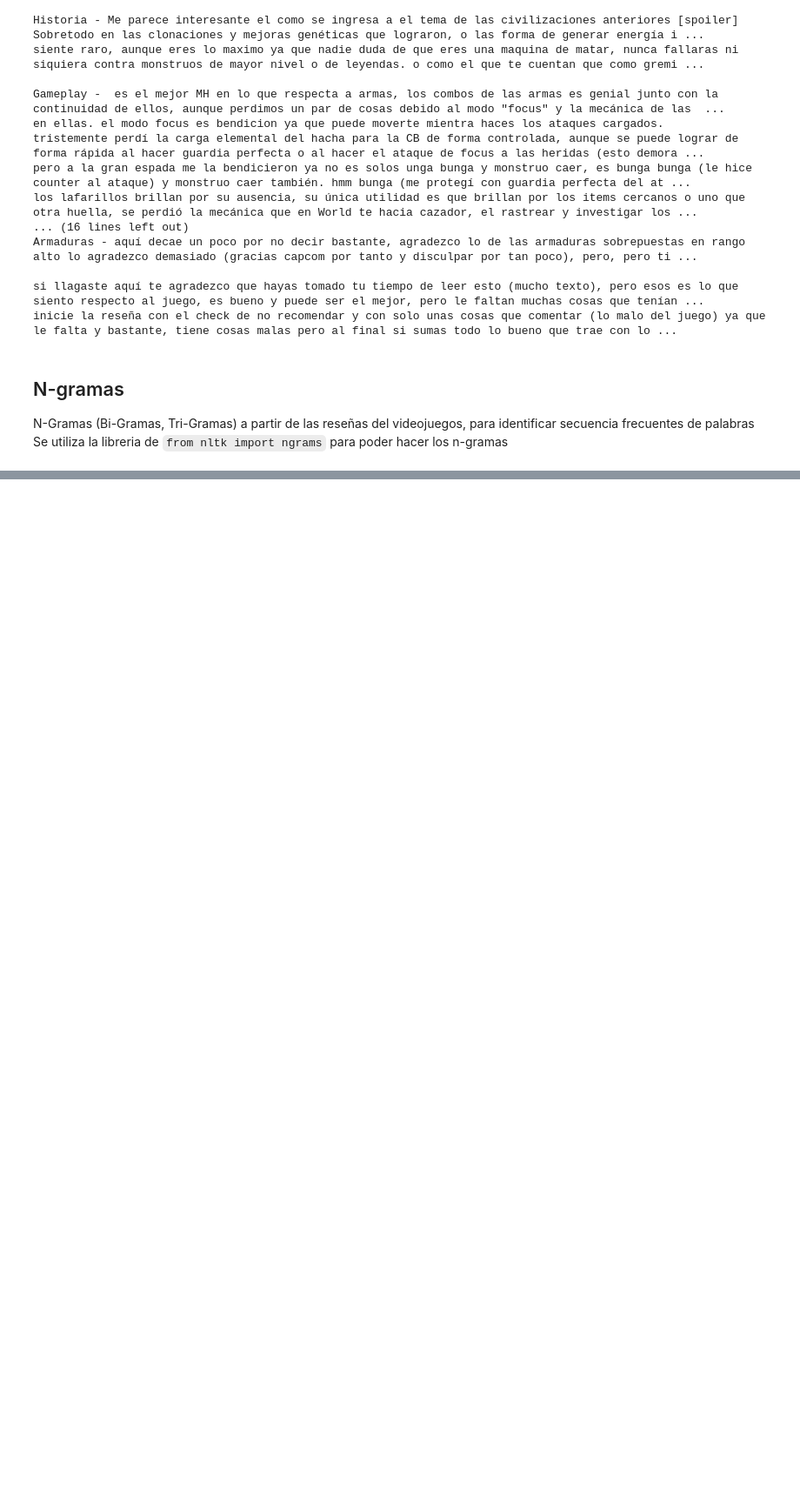
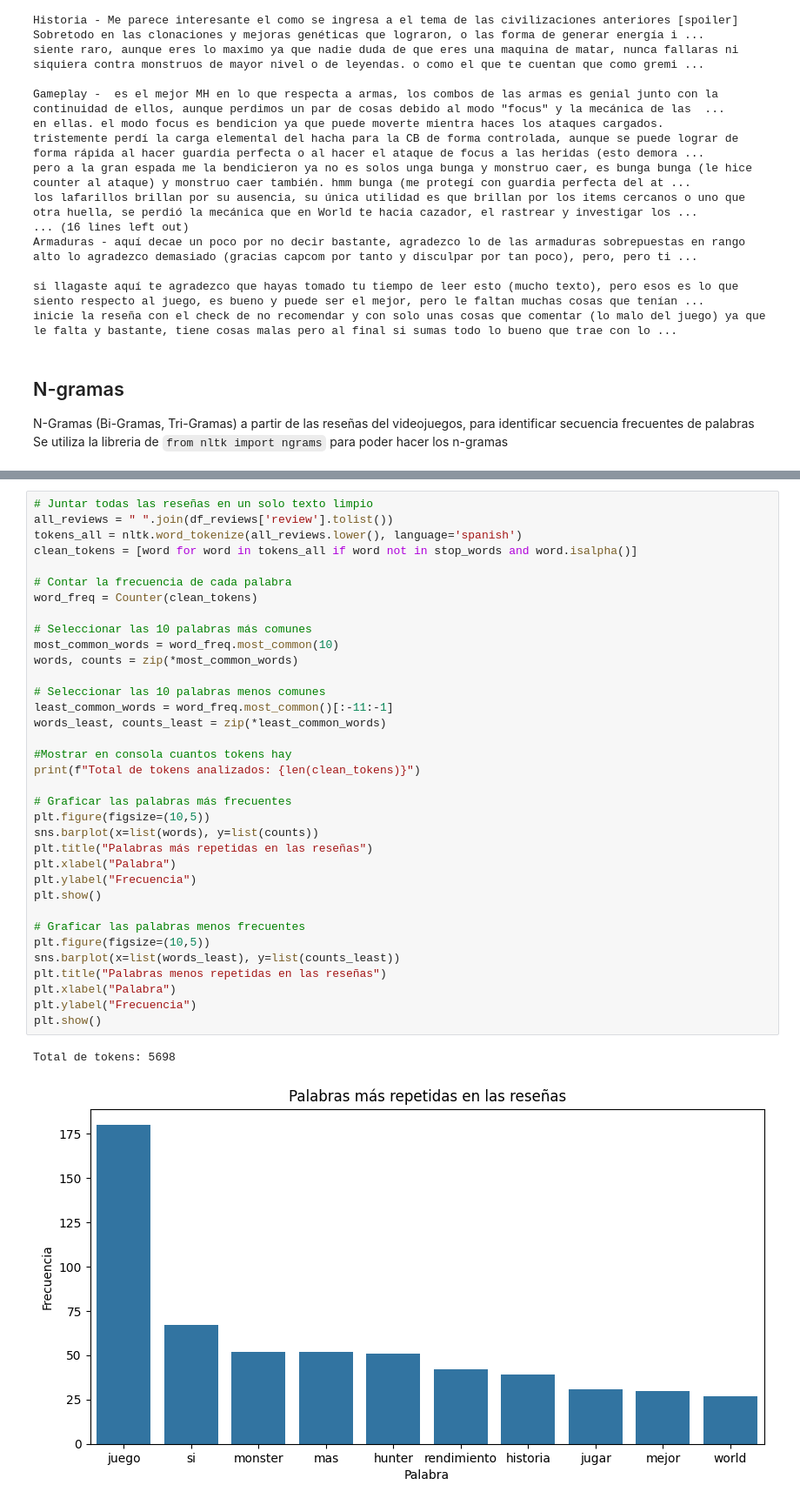
Before and after one commit to victortelles/Analisis_Sentimiento_ReviewsGames, a Jupyter notebook: Proyecto_Reviews.ipynb, the cells around one changed output, grey strips where cells are left out. Shown at 87% size. Drawn from its saved outputs; the diff is of its cells as text; blank space fills up the shorter version.

```diff
--- a/Proyecto_Reviews.ipynb
+++ b/Proyecto_Reviews.ipynb
@@ -195,0 +271,38 @@ Bi-gramas de la reseña aleatoria:
+# %%
+# Juntar todas las reseñas en un solo texto limpio
+all_reviews = " ".join(df_reviews['review'].tolist())
+tokens_all = nltk.word_tokenize(all_reviews.lower(), language='spanish')
+clean_tokens = [word for word in tokens_all if word not in stop_words and word.isalpha()]
+
+# Contar la frecuencia de cada palabra
+word_freq = Counter(clean_tokens)
+
+# Seleccionar las 10 palabras más comunes
+most_common_words = word_freq.most_common(10)
+words, counts = zip(*most_common_words)
+
+# Seleccionar las 10 palabras menos comunes
+least_common_words = word_freq.most_common()[:-11:-1]
+words_least, counts_least = zip(*least_common_words)
+
+#Mostrar en consola cuantos tokens hay
+print(f"Total de tokens analizados: {len(clean_tokens)}")
+
+# Graficar las palabras más frecuentes
+plt.figure(figsize=(10,5))
+sns.barplot(x=list(words), y=list(counts))
+plt.title("Palabras más repetidas en las reseñas")
+plt.xlabel("Palabra")
+plt.ylabel("Frecuencia")
+plt.show()
+
+# Graficar las palabras menos frecuentes
+plt.figure(figsize=(10,5))
+sns.barplot(x=list(words_least), y=list(counts_least))
+plt.title("Palabras menos repetidas en las reseñas")
+plt.xlabel("Palabra")
+plt.ylabel("Frecuencia")
+plt.show()
+# %% [output]
+Total de tokens: 5698
+[figure, added]
```
Also changed, not shown: parts of 17 cells of this notebook.
